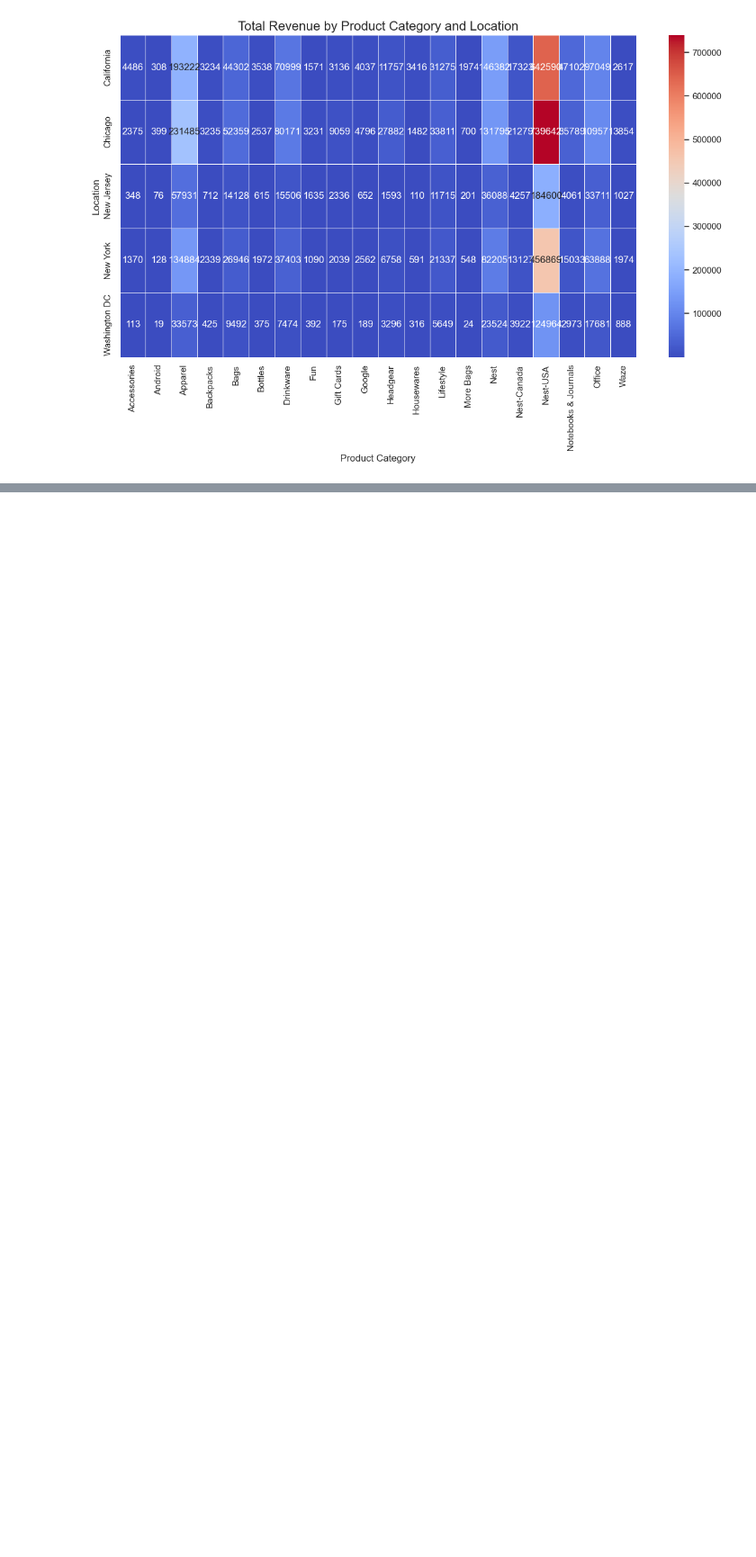
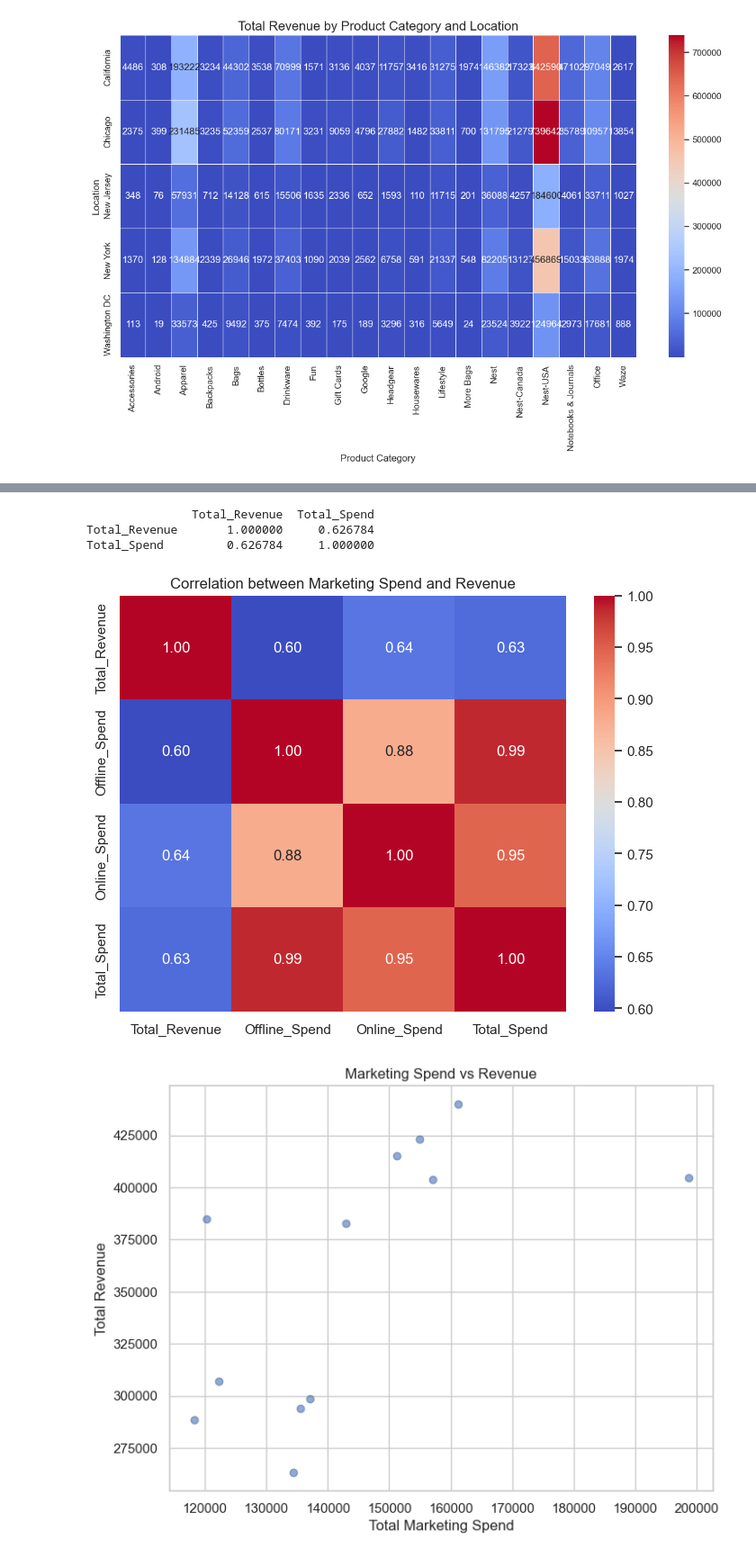
Before and after one commit to moraditya/finding-marketing-insights-Amazon, a Jupyter notebook: data-analysis/amazon-marketing-insights-EDA.ipynb, the cells around one changed output, grey strips where cells are left out. Shown at 90% size. Drawn from its saved outputs; the diff is of its cells as text; code cells hidden in the pictures; blank space fills up the shorter version.

Commit message:
added market spend's impact on revenue using a scatter plot and correlational heatmap

```diff
--- a/data-analysis/amazon-marketing-insights-EDA.ipynb
+++ b/data-analysis/amazon-marketing-insights-EDA.ipynb
@@ -381,0 +384,71 @@ plt.show()
+# %%
+# First, convert Date columns to datetime format (already done)
+sales_full_merged['Transaction_Date'] = pd.to_datetime(sales_full_merged['Transaction_Date'])
+marketing_spend['Date'] = pd.to_datetime(marketing_spend['Date'])
+
+# Remove the Date column from the summation and sum only numeric columns
+# Group by YearMonth and aggregate spend data
+monthly_spend = marketing_spend.groupby(marketing_spend['Date'].dt.to_period('M')).agg({
+    'Offline_Spend': 'sum',
+    'Online_Spend': 'sum'
+}).reset_index().rename(columns={'Date': 'YearMonth'})
+
+# Calculate total spend
+monthly_spend['Total_Spend'] = monthly_spend['Offline_Spend'] + monthly_spend['Online_Spend']
+
+# Merge with monthly revenue
+spend_revenue = pd.merge(monthly_revenue, monthly_spend, on='YearMonth', how='left')
+
+# Calculate marketing spend percentage
+spend_revenue['Marketing_Spend_Percentage'] = (spend_revenue['Total_Spend'] / spend_revenue['Total_Revenue']) * 100
+
+# Tax and delivery charges percentage
+tax_delivery_analysis = sales_full_merged.groupby('YearMonth').agg({
+    'Invoice_Value': 'sum',
+    'Delivery_Charges': 'sum',
+    'GST': 'sum'
+}).reset_index()
+
+# Calculate tax and delivery percentages
+tax_delivery_analysis['Tax_Percentage'] = (tax_delivery_analysis['GST'] / tax_delivery_analysis['Invoice_Value']) * 100
+tax_delivery_analysis['Delivery_Charges_Percentage'] = (tax_delivery_analysis['Delivery_Charges'] / tax_delivery_analysis['Invoice_Value']) * 100
+
+# Correlation between marketing spend and revenue
+marketing_revenue_corr = spend_revenue[['Total_Revenue', 'Total_Spend']].corr()
+print(marketing_revenue_corr)
+# %% [output]
+               Total_Revenue  Total_Spend
+Total_Revenue       1.000000     0.626784
+Total_Spend         0.626784     1.000000
+# %%
+# Calculate correlations between revenue and marketing spend
+correlation_matrix = spend_revenue[['Total_Revenue', 'Offline_Spend', 'Online_Spend', 'Total_Spend']].corr()
+
+# Plot heatmap of correlation matrix
+plt.figure(figsize=(8,6))
+sns.heatmap(correlation_matrix, annot=True, cmap='coolwarm', fmt='.2f')
+plt.title("Correlation between Marketing Spend and Revenue")
+plt.show()
+
+# Scatter plot for Total Spend vs Total Revenue
+plt.figure(figsize=(8,6))
+plt.scatter(spend_revenue['Total_Spend'], spend_revenue['Total_Revenue'], alpha=0.6)
+plt.title('Marketing Spend vs Revenue')
+plt.xlabel('Total Marketing Spend')
+plt.ylabel('Total Revenue')
+plt.grid(True)
+plt.show()
+
+# Scatter plots for Offline and Online Spend separately
+plt.figure(figsize=(8,6))
+plt.scatter(spend_revenue['Offline_Spend'], spend_revenue['Total_Revenue'], alpha=0.6, label='Offline Spend')
+plt.scatter(spend_revenue['Online_Spend'], spend_revenue['Total_Revenue'], alpha=0.6, label='Online Spend', color='green')
+plt.title('Offline and Online Marketing Spend vs Revenue')
+plt.xlabel('Marketing Spend')
+plt.ylabel('Total Revenue')
+plt.grid(True)
+plt.legend()
+plt.show()
+# %% [output]
+[figure, added]
+[figure, added]
```
Also changed, not shown: parts of 2 cells of this notebook.
